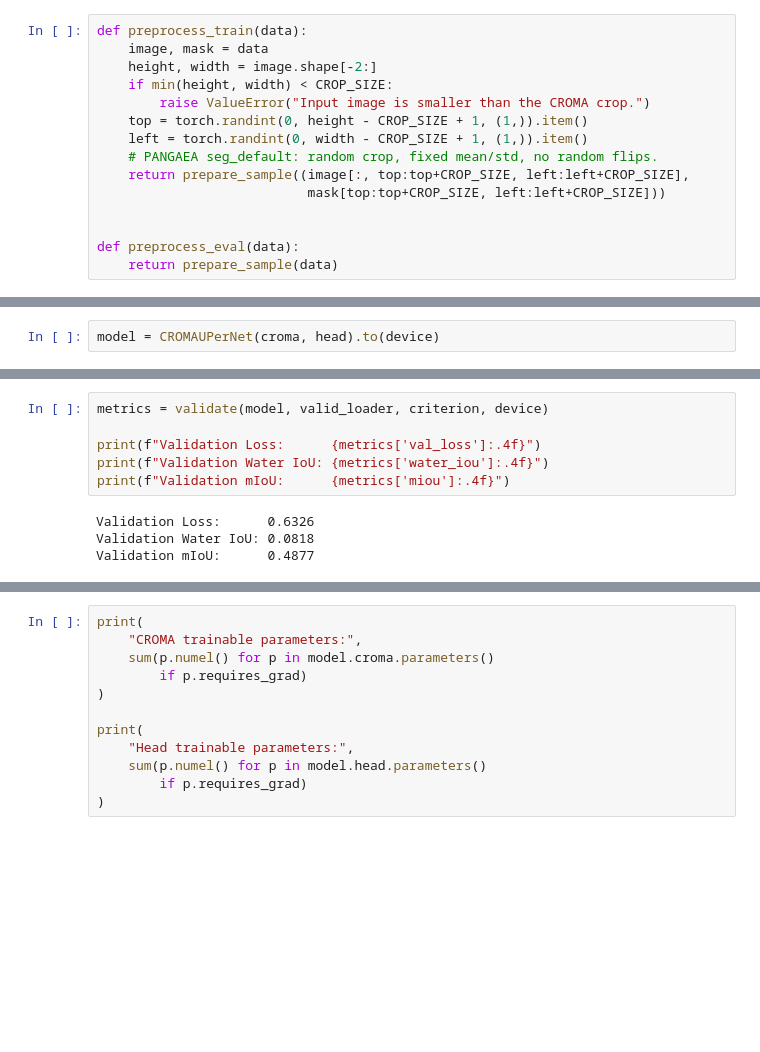
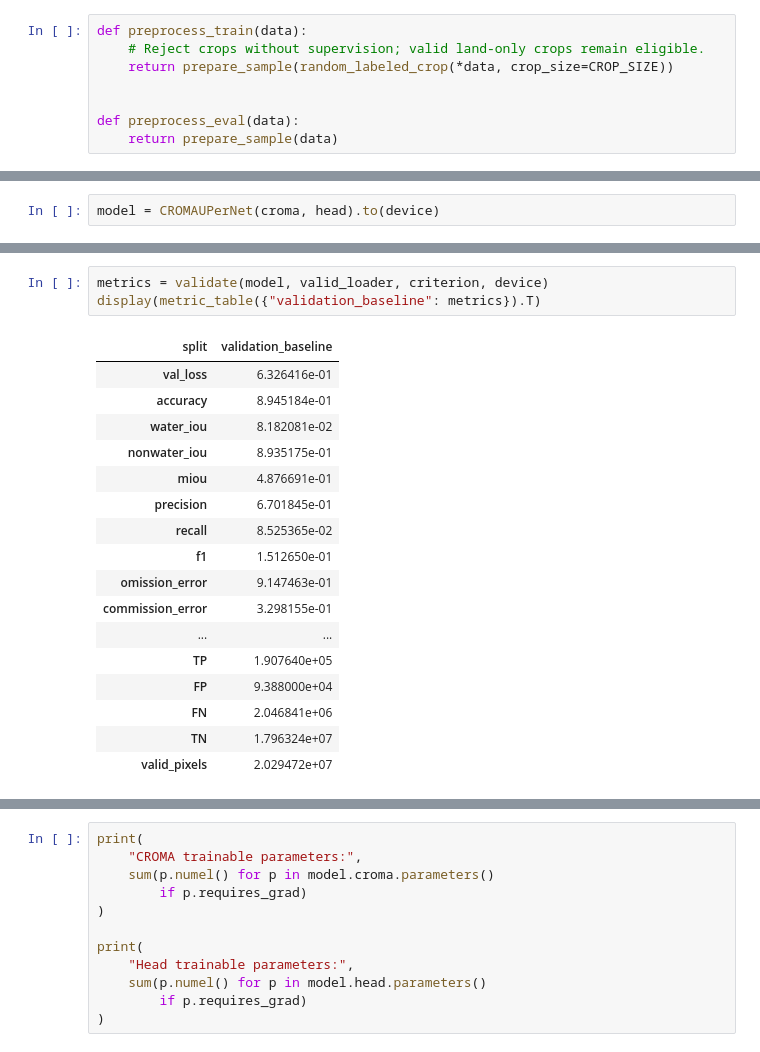
Before and after one commit to stefanoIn/CROMA-on-sen1floods11, a Jupyter notebook: experiments/croma_sen1floods11/UperNet_head/01C_croma_on_sen1floods11_training_UperNet.ipynb, the cells around one changed output, grey strips where cells are left out. Saved outputs shown, nothing was run; the diff lists cells and outputs as text; blank space fills up the shorter version.

```diff
--- a/experiments/croma_sen1floods11/UperNet_head/01C_croma_on_sen1floods11_training_UperNet.ipynb
+++ b/experiments/croma_sen1floods11/UperNet_head/01C_croma_on_sen1floods11_training_UperNet.ipynb
@@ -86,15 +94,8 @@ TILE_BATCH_SIZE = 8
 #### **Functions**
 # %%
 def preprocess_train(data):
-    image, mask = data
-    height, width = image.shape[-2:]
-    if min(height, width) < CROP_SIZE:
-        raise ValueError("Input image is smaller than the CROMA crop.")
-    top = torch.randint(0, height - CROP_SIZE + 1, (1,)).item()
-    left = torch.randint(0, width - CROP_SIZE + 1, (1,)).item()
-    # PANGAEA seg_default: random crop, fixed mean/std, no random flips.
-    return prepare_sample((image[:, top:top+CROP_SIZE, left:left+CROP_SIZE],
-                           mask[top:top+CROP_SIZE, left:left+CROP_SIZE]))
+    # Reject crops without supervision; valid land-only crops remain eligible.
+    return prepare_sample(random_labeled_crop(*data, crop_size=CROP_SIZE))
 
 
 def preprocess_eval(data):
@@ -433,13 +444,24 @@ def validate(model, valid_loader, criterion, device):
 # %%
 metrics = validate(model, valid_loader, criterion, device)
-
-print(f"Validation Loss:      {metrics['val_loss']:.4f}")
-print(f"Validation Water IoU: {metrics['water_iou']:.4f}")
-print(f"Validation mIoU:      {metrics['miou']:.4f}")
+display(metric_table({"validation_baseline": metrics}).T)
 # %% [output]
-Validation Loss:      0.6326
-Validation Water IoU: 0.0818
-Validation mIoU:      0.4877
+| split | validation_baseline |
+| val_loss | 6.326416e-01 |
+| accuracy | 8.945184e-01 |
+| water_iou | 8.182081e-02 |
+| nonwater_iou | 8.935175e-01 |
+| miou | 4.876691e-01 |
+| precision | 6.701845e-01 |
+| recall | 8.525365e-02 |
+| f1 | 1.512650e-01 |
+| omission_error | 9.147463e-01 |
+| commission_error | 3.298155e-01 |
+| ... | ... |
+| TP | 1.907640e+05 |
+| FP | 9.388000e+04 |
+| FN | 2.046841e+06 |
+| TN | 1.796324e+07 |
+| valid_pixels | 2.029472e+07 |
 # %%
 model_name = "croma_large_upernet_pangaea_sar.pt"
 run_id = datetime.now().astimezone().strftime("%Y-%m-%d_%H-%M-%S_%f") + "_" + uuid4().hex[:8]
```
Also changed, not shown: parts of 11 cells of this notebook, 8 other files.
